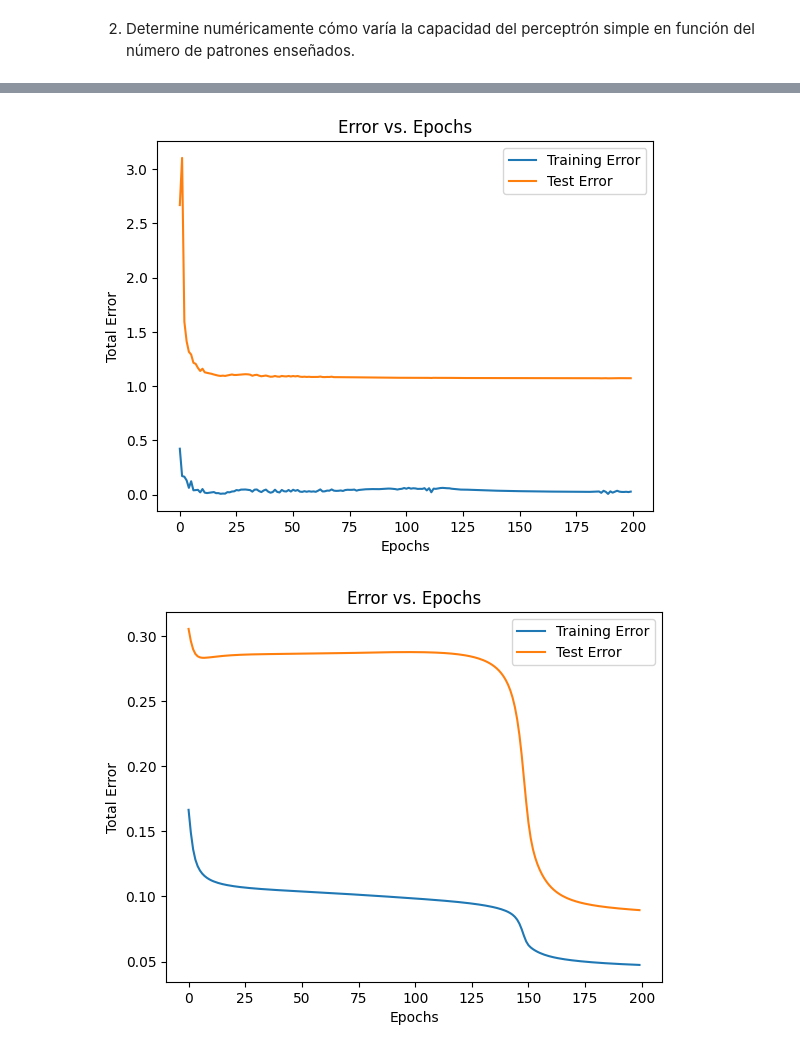
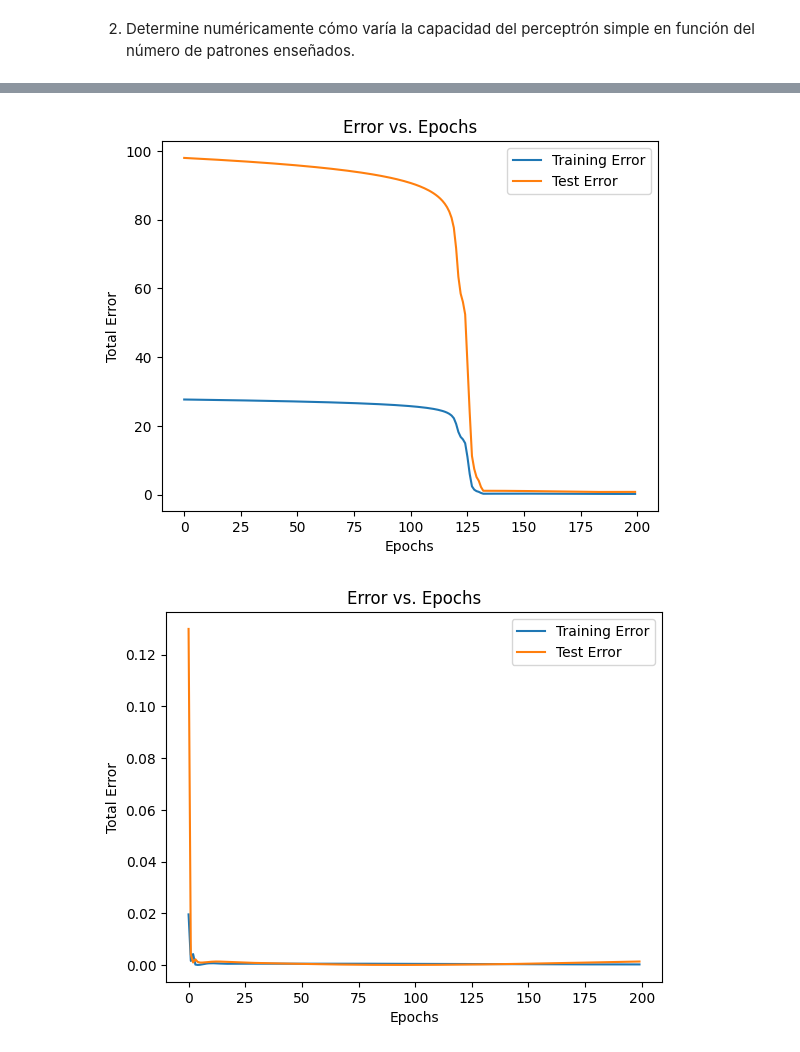
Before and after one commit to jstejman/Redes-Neuronales, a Jupyter notebook: tp2/tp2.ipynb, the cells around one changed output, grey strips where cells are left out. Cells and saved outputs as stored; diff of their text form; code cells hidden in the pictures.

```diff
--- a/tp2/tp2.ipynb
+++ b/tp2/tp2.ipynb
@@ -261,9 +261,9 @@ class MultiLayerPerceptron:
                     y_pred_test = self.predict(xt)
                     error_epoch += np.sum((target - y_pred) ** 2)
                     error_test_epoch += np.sum((test_target - y_pred_test) ** 2)
-            self.errors.append(error_epoch / len(y_batch))
-            self.test_errors.append(error_test_epoch / len(y_batch))
-            if error_epoch / len(y) < min_error:
+            self.errors.append(error_epoch / len(y))
+            self.test_errors.append(error_test_epoch / len(y_test))
+            if error_epoch / len(y_test) < min_error:
                 break
         plt.plot(self.errors, label='Training Error')
         plt.plot(self.test_errors, label='Test Error')
@@ -299,9 +299,11 @@ class MultiLayerPerceptron:
 
     def predict(self, X):
         inputs = X
-        for weight, bias in zip(self.weights, self.biases):
+        for i, (weight, bias) in enumerate(zip(self.weights, self.biases)):
             inputs = np.dot(inputs, weight) + bias
-            inputs = np.tanh(inputs)
+            if i < len(self.weights) - 1:
+                inputs = np.tanh(inputs)  # tanh para capas ocultas
+            # salida sin función de activación para la capa de salida
         return inputs
 # %%
 
@@ -375,8 +377,8 @@ Entrada: [1 1 1 1], Predicción: -1
 <!--[image.png](attachment:image.png)-->
 # %%
 
-prop_test = 0.1
-cantidad_vectores = 100
+prop_test = 0.2
+cantidad_vectores = 500
 def funcion_especifica(coords):
     return np.sin(coords[0]) + np.cos(coords[1]) + coords[2]
 
@@ -387,12 +389,12 @@ vectores_test = np.array([[np.random.uniform(0, 2 * np.pi), np.random.uniform(0,
 y_train = np.array([funcion_especifica(v) for v in vectores_train])
 y_test = np.array([funcion_especifica(v) for v in vectores_test])
 # %%
-mlp3 = MultiLayerPerceptron(layer_sizes=[3, 50, 10, 1], learning_rate=0.01, epochs=200)
-mlp3.fit_with_graph_vs_test(vectores_train, y_train, vectores_test, y_test, min_error=0.00002, batch_size=1)
+mlp3 = MultiLayerPerceptron(layer_sizes=[3, 50, 1], learning_rate=0.01, epochs=200)
+mlp3.fit_with_graph_vs_test(vectores_train, y_train, vectores_test, y_test, min_error=0, batch_size= cantidad_vectores)
 # %% [output]
-[figure, old version]
+[figure, new version]
 # %%
-mlp4 = MultiLayerPerceptron(layer_sizes=[3, 10, 1], learning_rate=0.01, epochs=200)
-mlp4.fit_with_graph_vs_test(vectores_train, y_train, vectores_test, y_test, min_error=0.002, batch_size=100)
+mlp4 = MultiLayerPerceptron(layer_sizes=[3, 50, 1], learning_rate=0.005, epochs=200)
+mlp4.fit_with_graph_vs_test(vectores_train, y_train, vectores_test, y_test, min_error=0, batch_size=1)
 # %% [output]
-[figure, old version]
+[figure, new version]
```
Also changed, not shown: parts of 14 cells of this notebook, 7 other files.
